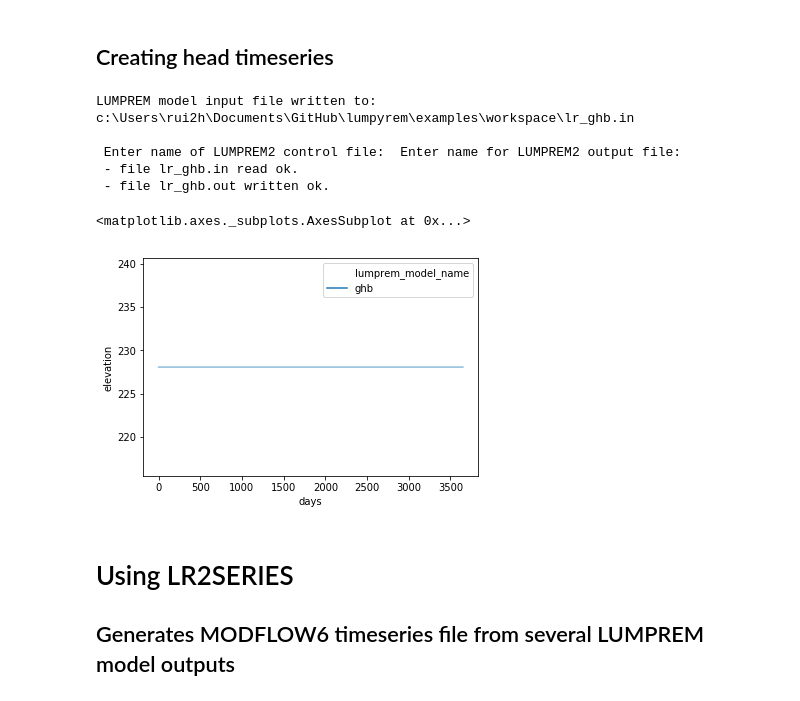
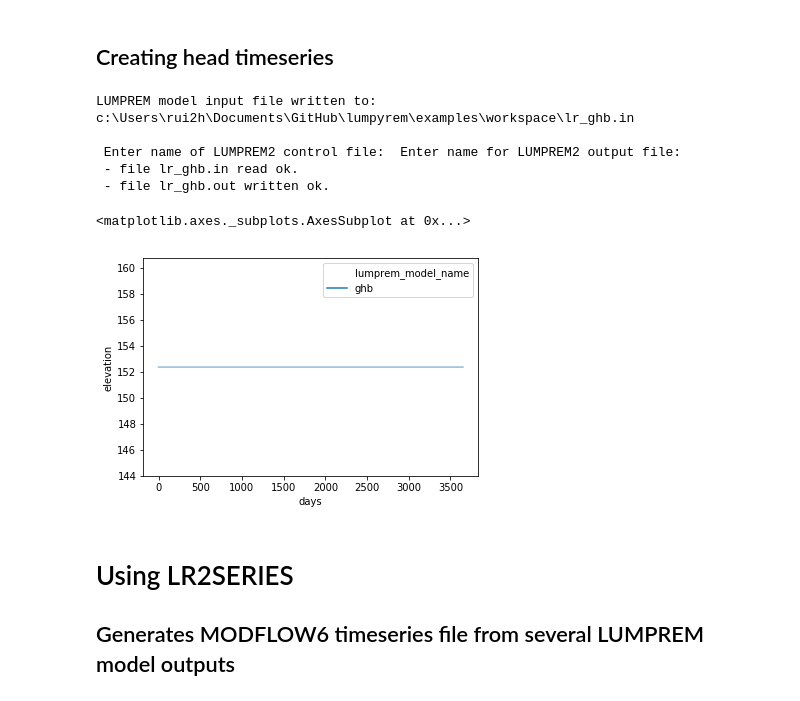
Before and after one commit to rhugman/lumpyrem, a Jupyter notebook: examples/example.ipynb, the cells around one changed output. Cells and saved outputs as stored; diff of their text form; code cells hidden in the pictures.

```diff
--- a/examples/example.ipynb
+++ b/examples/example.ipynb
@@ -132,30 +132,31 @@ Index(['days', 'volume', 'vol_drain', 'vol_macro', 'delta_vol',
 # %% [markdown]
 ## Creating head timeseries
 # %%
-ghb = lr.lumprem.Model('ghb', workspace=workspace,factor1=1,
-                                                    factor2=2,
+ghb = lr.lumprem.Model('ghb', workspace=workspace,factor1=1.0,
+                                                    factor2=2.0,
                                                     power=0.1,
-                                                    offset=150,
-                                                    maxvol=150,
+                                                    offset=150.0,
+                                                    maxvol=1,
+                                                    surface=200,
                                                     ks=0.1,
                                                     irrigvolfrac=0.0,
                                                     vegfile=(0.8,1.0), irrigfile = (0, 0.0))
 ghb.write_model(numdays=3650)
 ghb.run_model()
 df=ghb.get_results()
 # plot the model results
 import seaborn as sb
 sb.lineplot(data=df, x='days',y='elevation', hue='lumprem_model_name', alpha=0.5)
 #sb.lineplot(data=df, x='days',y='volume', hue='lumprem_model_name', alpha=0.5)
 # %% [output]
 LUMPREM model input file written to:
 c:\Users\rui2h\Documents\GitHub\lumpyrem\examples\workspace\lr_ghb.in
 
  Enter name of LUMPREM2 control file:  Enter name for LUMPREM2 output file:
  - file lr_ghb.in read ok.
  - file lr_ghb.out written ok.
 <matplotlib.axes._subplots.AxesSubplot at 0x...>
-[figure, old version]
+[figure, new version]
 # %% [markdown]
 # Using LR2SERIES
 ## Generates MODFLOW6 timeseries file from several LUMPREM model outputs
```
Also changed, not shown: parts of 2 cells of this notebook, 8 other files.
